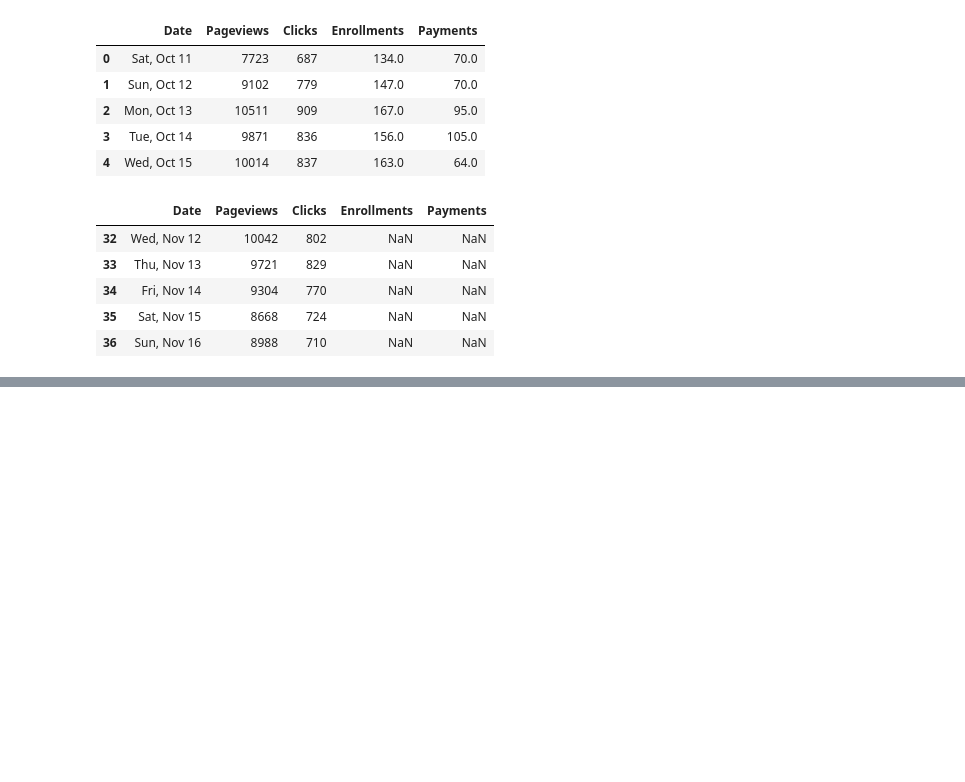
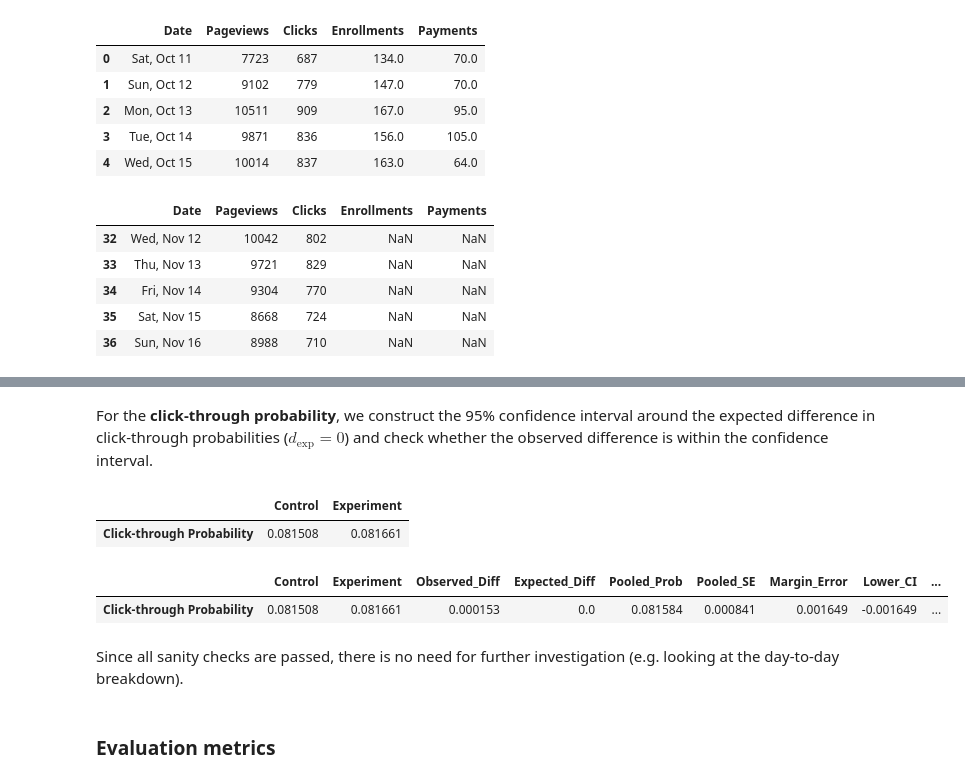
Before and after one commit to rmondini/udacity-AB-testing, a Jupyter notebook: main.ipynb, the cells around one changed output, grey strips where cells are left out. Cells and saved outputs as stored; diff of their text form; code cells hidden in the pictures; blank space fills up the shorter version.

```diff
--- a/main.ipynb
+++ b/main.ipynb
@@ -201,0 +287,27 @@ experiment_df.tail()
+# %% [markdown]
+For the **click-through probability**, we construct the 95% confidence interval around the expected difference in click-through probabilities ($d_{\text{exp}}=0$) and check whether the observed difference is within the confidence interval.
+# %%
+add_sanity_check_df = pd.DataFrame({'Control':pd.Series([final_results_df.loc['Clicks','Control']/final_results_df.loc['Pageviews','Control']], index=['Click-through Probability']),
+                                    'Experiment':pd.Series([final_results_df.loc['Clicks','Experiment']/final_results_df.loc['Pageviews','Experiment']], index=['Click-through Probability'])})
+add_sanity_check_df
+# %% [output]
+|  | Control | Experiment |
+| Click-through Probability | 0.081508 | 0.081661 |
+# %%
+add_sanity_check_df['Observed_Diff'] = add_sanity_check_df['Experiment']-add_sanity_check_df['Control']
+add_sanity_check_df['Expected_Diff'] = 0.0
+add_sanity_check_df['Pooled_Prob'] = (final_results_df.loc['Clicks','Control']+final_results_df.loc['Clicks','Experiment'])/(final_results_df.loc['Pageviews','Control']+final_results_df.loc['Pageviews','Experiment'])
+add_sanity_check_df['Pooled_SE'] = np.sqrt(add_sanity_check_df['Pooled_Prob']*(1-add_sanity_check_df['Pooled_Prob'])*(1/final_results_df.loc['Pageviews','Control']+1/final_results_df.loc['Pageviews','Experiment']))
+add_sanity_check_df['Margin_Error'] = 1.96*add_sanity_check_df['Pooled_SE']
+add_sanity_check_df['Lower_CI'] = add_sanity_check_df['Expected_Diff']-add_sanity_check_df['Margin_Error']
+add_sanity_check_df['Upper_CI'] = add_sanity_check_df['Expected_Diff']+add_sanity_check_df['Margin_Error']
+add_sanity_check_df['Pass_Test'] = add_sanity_check_df.apply(lambda x: x['Observed_Diff']>=x['Lower_CI'] and x['Observed_Diff']<=x['Upper_CI'], axis=1)
+# %%
+add_sanity_check_df
+# %% [output]
+|  | Control | Experiment | Observed_Diff | Expected_Diff | Pooled_Prob | Pooled_SE | Margin_Error | Lower_CI | ... |
+| Click-through Probability | 0.081508 | 0.081661 | 0.000153 | 0.0 | 0.081584 | 0.000841 | 0.001649 | -0.001649 | ... |
+# %% [markdown]
+Since all sanity checks are passed, there is no need for further investigation (e.g. looking at the day-to-day breakdown).
+# %% [markdown]
+### Evaluation metrics
```
Also changed, not shown: parts of 45 cells of this notebook.
